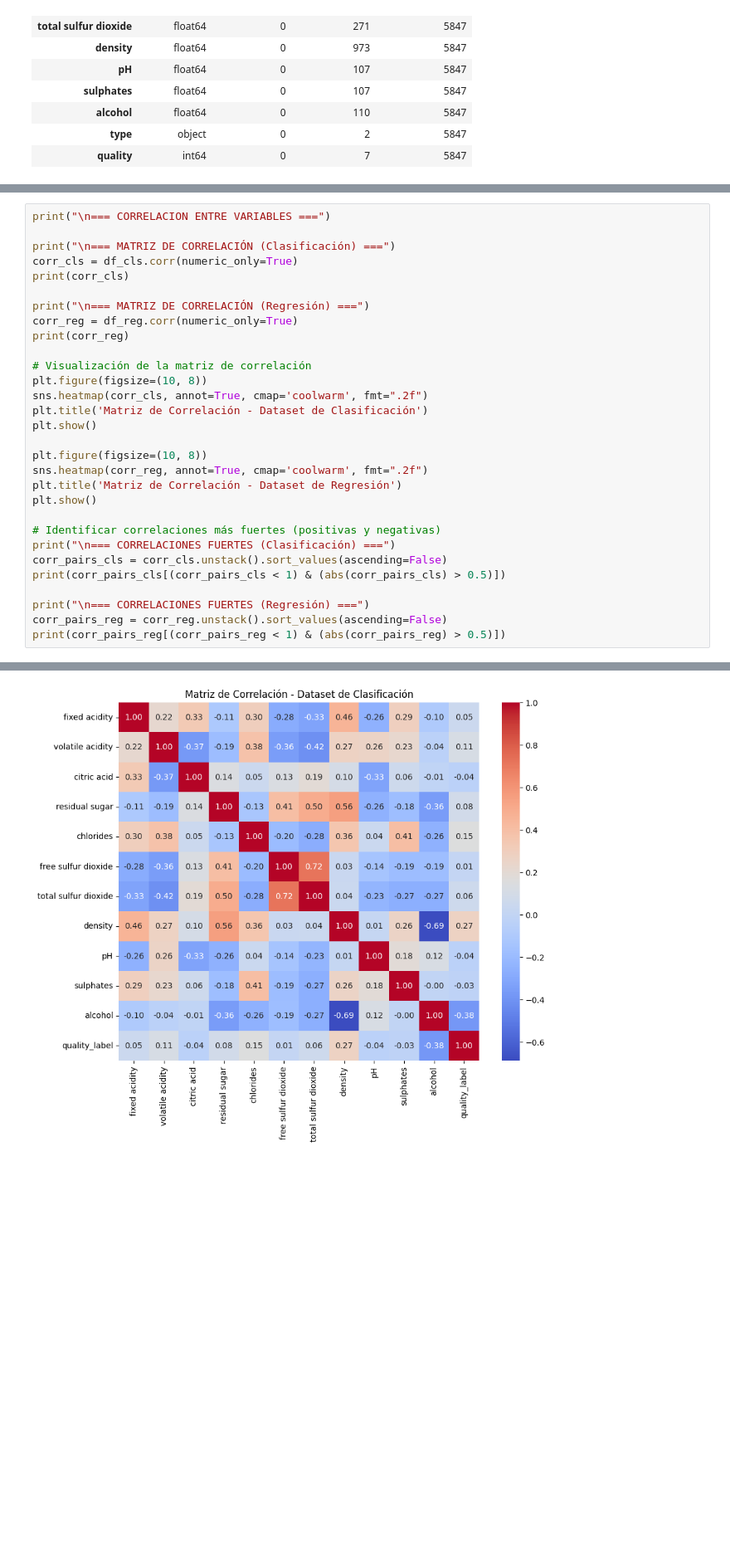
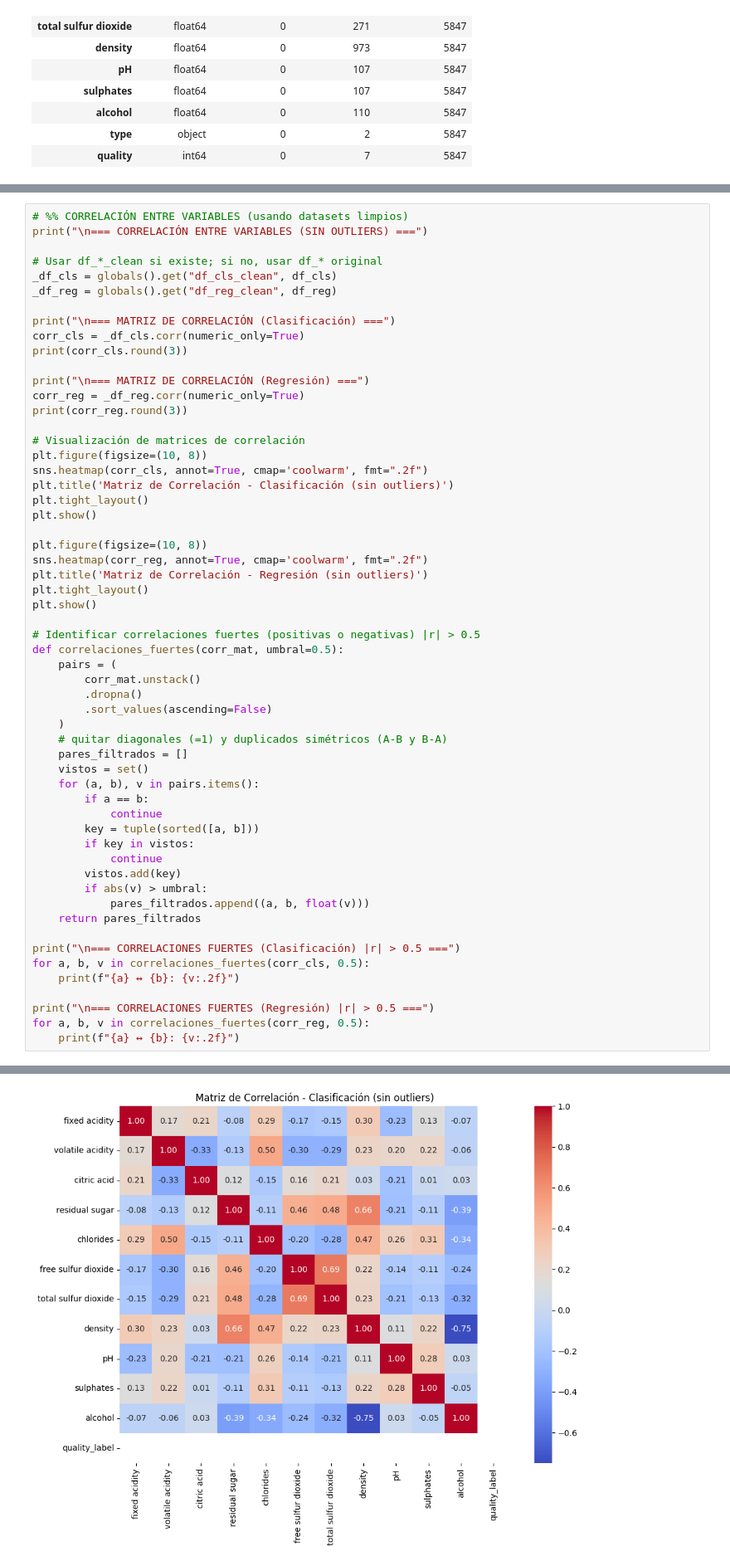
Before and after one commit to restrepogerard/Wines, a Jupyter notebook: EDAWines.ipynb, the cells around one changed output, grey strips where cells are left out. Shown at 83% size. Cells and saved outputs as stored; diff of their text form; blank space fills up the shorter version.

```diff
--- a/EDAWines.ipynb
+++ b/EDAWines.ipynb
@@ -339,31 +576,58 @@ quality: 208
 # %%
-print("\n=== CORRELACION ENTRE VARIABLES ===")
+# %% CORRELACIÓN ENTRE VARIABLES (usando datasets limpios)
+print("\n=== CORRELACIÓN ENTRE VARIABLES (SIN OUTLIERS) ===")
+
+# Usar df_*_clean si existe; si no, usar df_* original
+_df_cls = globals().get("df_cls_clean", df_cls)
+_df_reg = globals().get("df_reg_clean", df_reg)
 
 print("\n=== MATRIZ DE CORRELACIÓN (Clasificación) ===")
-corr_cls = df_cls.corr(numeric_only=True)
-print(corr_cls)
+corr_cls = _df_cls.corr(numeric_only=True)
+print(corr_cls.round(3))
 
 print("\n=== MATRIZ DE CORRELACIÓN (Regresión) ===")
-corr_reg = df_reg.corr(numeric_only=True)
-print(corr_reg)
+corr_reg = _df_reg.corr(numeric_only=True)
+print(corr_reg.round(3))
 
-# Visualización de la matriz de correlación
+# Visualización de matrices de correlación
 plt.figure(figsize=(10, 8))
 sns.heatmap(corr_cls, annot=True, cmap='coolwarm', fmt=".2f")
-plt.title('Matriz de Correlación - Dataset de Clasificación')
+plt.title('Matriz de Correlación - Clasificación (sin outliers)')
+plt.tight_layout()
 plt.show()
 
 plt.figure(figsize=(10, 8))
 sns.heatmap(corr_reg, annot=True, cmap='coolwarm', fmt=".2f")
-plt.title('Matriz de Correlación - Dataset de Regresión')
+plt.title('Matriz de Correlación - Regresión (sin outliers)')
+plt.tight_layout()
 plt.show()
 
-# Identificar correlaciones más fuertes (positivas y negativas)
-print("\n=== CORRELACIONES FUERTES (Clasificación) ===")
-corr_pairs_cls = corr_cls.unstack().sort_values(ascending=False)
-print(corr_pairs_cls[(corr_pairs_cls < 1) & (abs(corr_pairs_cls) > 0.5)])
+# Identificar correlaciones fuertes (positivas o negativas) |r| > 0.5
+def correlaciones_fuertes(corr_mat, umbral=0.5):
+    pairs = (
+        corr_mat.unstack()
+        .dropna()
+        .sort_values(ascending=False)
+    )
+    # quitar diagonales (=1) y duplicados simétricos (A-B y B-A)
+    pares_filtrados = []
+    vistos = set()
+    for (a, b), v in pairs.items():
+        if a == b:
+            continue
+        key = tuple(sorted([a, b]))
+        if key in vistos:
+            continue
+        vistos.add(key)
+        if abs(v) > umbral:
+            pares_filtrados.append((a, b, float(v)))
+    return pares_filtrados
 
-print("\n=== CORRELACIONES FUERTES (Regresión) ===")
-corr_pairs_reg = corr_reg.unstack().sort_values(ascending=False)
-print(corr_pairs_reg[(corr_pairs_reg < 1) & (abs(corr_pairs_reg) > 0.5)])
+print("\n=== CORRELACIONES FUERTES (Clasificación) |r| > 0.5 ===")
+for a, b, v in correlaciones_fuertes(corr_cls, 0.5):
+    print(f"{a} ↔ {b}: {v:.2f}")
+
+print("\n=== CORRELACIONES FUERTES (Regresión) |r| > 0.5 ===")
+for a, b, v in correlaciones_fuertes(corr_reg, 0.5):
+    print(f"{a} ↔ {b}: {v:.2f}")
 # %% [output]
@@ -387 +651 @@ quality               0.444156  1.000000
-[figure, old version]
+[figure, new version]
```
Also changed, not shown: parts of 10 cells of this notebook.
